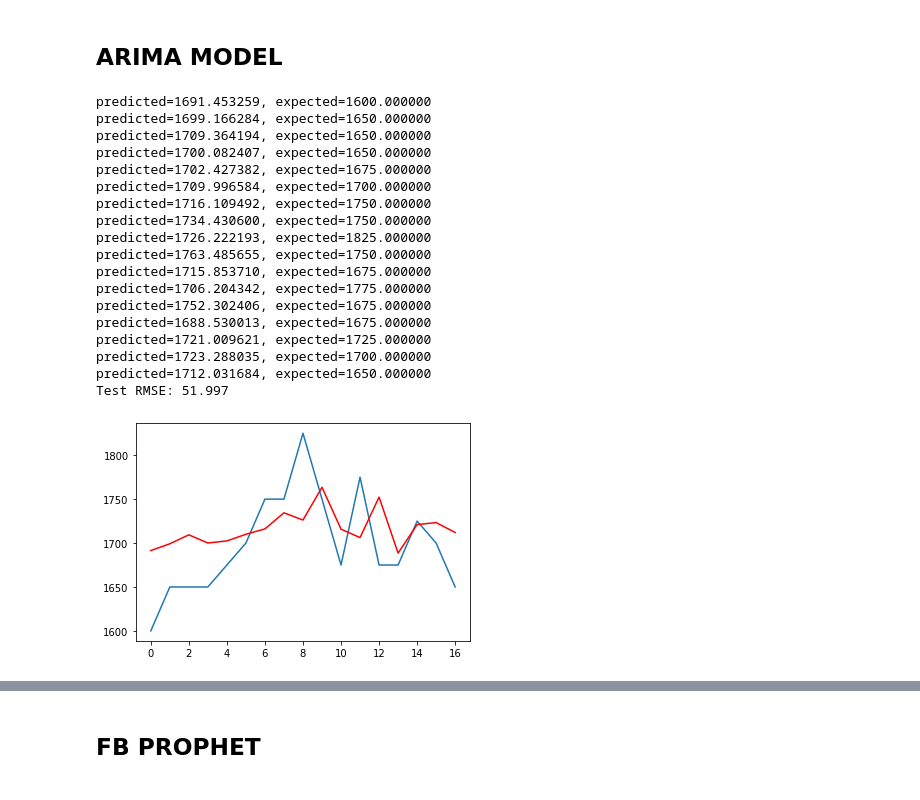
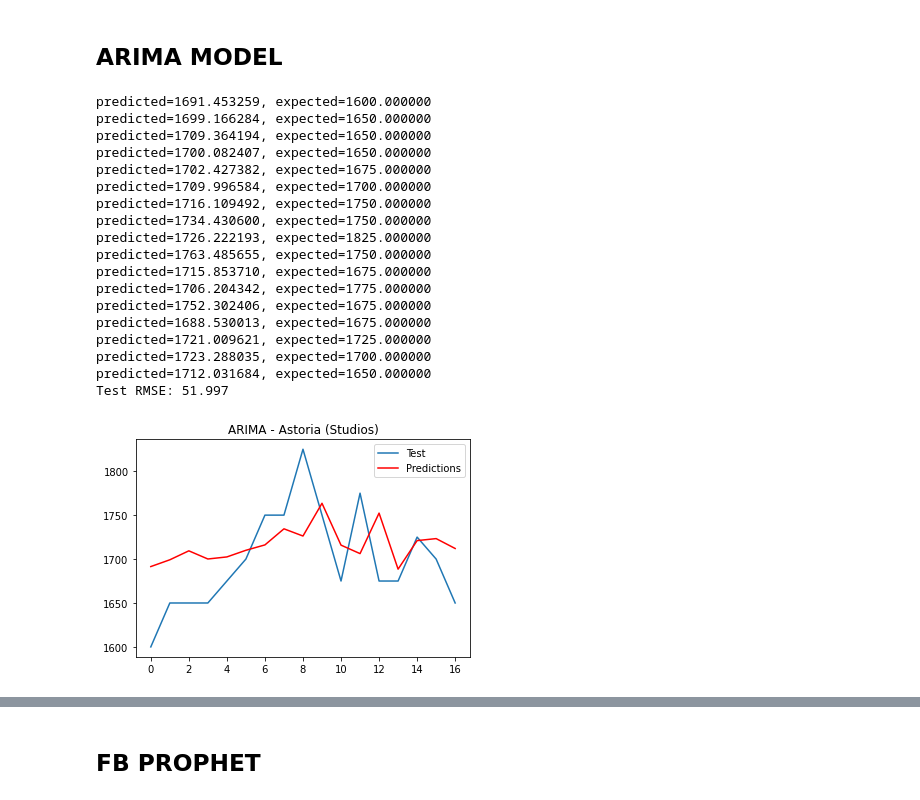
Before and after one commit to jbuenaseda/streeteasy_time_series, a Jupyter notebook: astoria_rent.ipynb, the cells around one changed output, grey strips where cells are left out. Cells and saved outputs as stored; diff of their text form; code cells hidden in the pictures.

```diff
--- a/astoria_rent.ipynb
+++ b/astoria_rent.ipynb
@@ -230,34 +232,36 @@ for t in range(len(test)):
     predictions.append(yhat)
     obs = test[t]
     history.append(obs)
     print('predicted=%f, expected=%f' % (yhat, obs))
 error = mean_squared_error(test, predictions)
 print('Test RMSE: %.3f' % sqrt(error))
 # plot
 plt.plot(test)
 plt.plot(predictions, color='red')
+plt.title('ARIMA - Astoria (Studios)')
+plt.legend(labels = ('Test', 'Predictions'))
 plt.show()
 print(model_fit.summary())
 # %% [output]
 predicted=1691.453259, expected=1600.000000
 predicted=1699.166284, expected=1650.000000
 predicted=1709.364194, expected=1650.000000
 predicted=1700.082407, expected=1650.000000
 predicted=1702.427382, expected=1675.000000
 predicted=1709.996584, expected=1700.000000
 predicted=1716.109492, expected=1750.000000
 predicted=1734.430600, expected=1750.000000
 predicted=1726.222193, expected=1825.000000
 predicted=1763.485655, expected=1750.000000
 predicted=1715.853710, expected=1675.000000
 predicted=1706.204342, expected=1775.000000
 predicted=1752.302406, expected=1675.000000
 predicted=1688.530013, expected=1675.000000
 predicted=1721.009621, expected=1725.000000
 predicted=1723.288035, expected=1700.000000
 predicted=1712.031684, expected=1650.000000
 Test RMSE: 51.997
-[figure, old version]
+[figure, new version]
                               ARMA Model Results
 ==============================================================================
 Dep. Variable:                      y   No. Observations:                   64
```
Also changed, not shown: parts of 4 cells of this notebook, 5 other files.
